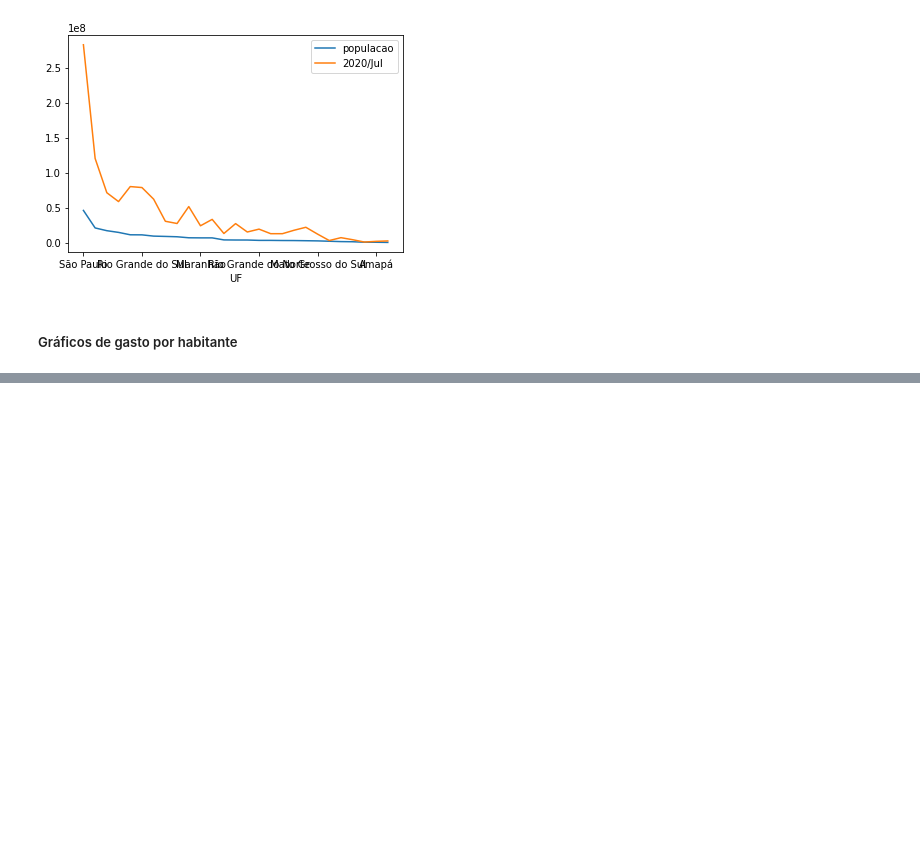
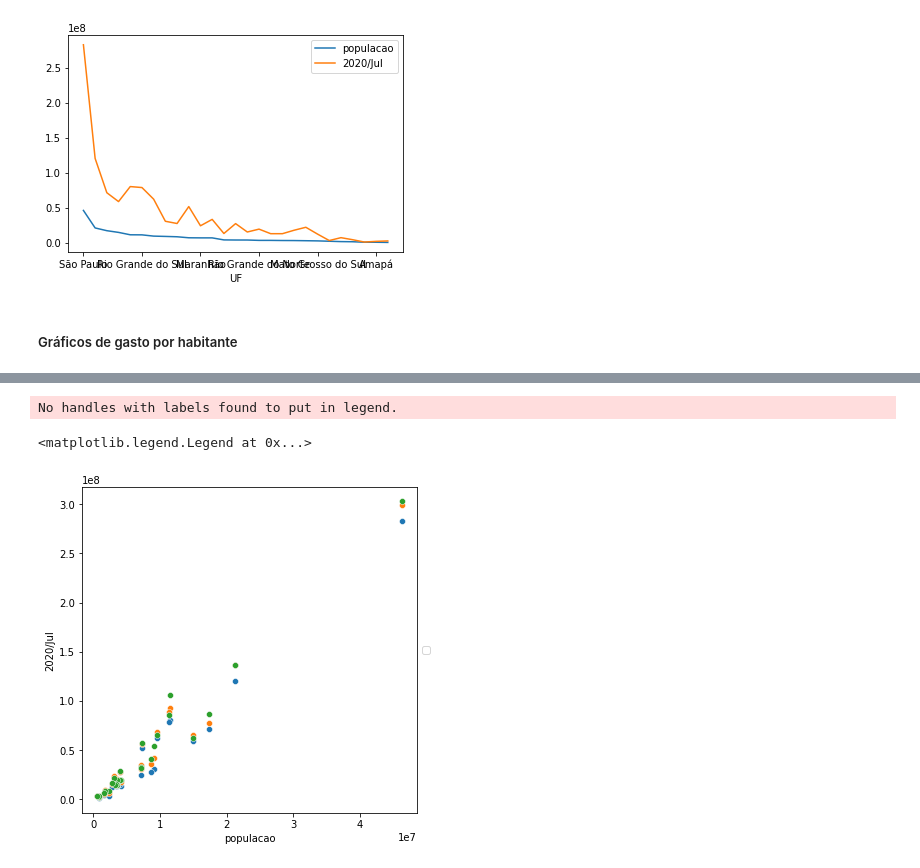
Before and after one commit to Kensawa94/Portifolio-Alura, a Jupyter notebook: Diário/Módulo 2/Atividade - 2/Atividade - 2.ipynb, the cells around one changed output, grey strips where cells are left out. Drawn from its saved outputs; the diff is of its cells as text; code cells hidden in the pictures; blank space fills up the shorter version.

```diff
--- a/Diário/Módulo 2/Atividade - 2/Atividade - 2.ipynb
+++ b/Diário/Módulo 2/Atividade - 2/Atividade - 2.ipynb
@@ -440,0 +482,11 @@ sns.scatterplot(data = UF_p_Pop_Final, x='populacao', y = 'Gasto_hab')
+# %%
+def gastos_e_gasto_por_Hab(dados_in,mes:str):
+  dados = dados_in.copy()
+  dados[f'Gasto_hab_{mes}'] = dados[mes]/dados['populacao']
+  return(dados)
+# %%
+teste =  gastos_e_gasto_por_Hab(UF_p_Pop_Rec,'2020/Jul')
+# %%
+teste = gastos_e_gasto_por_Hab(teste,'2020/Jun')
+# %%
+teste = gastos_e_gasto_por_Hab(teste,'2020/Mai')
@@ -440,0 +514,9 @@ sns.scatterplot(data = UF_p_Pop_Final, x='populacao', y = 'Gasto_hab')
+# %%
+plt.figure(figsize=(6,6))
+sns.scatterplot(data = teste, x='populacao', y = '2020/Jul')
+sns.scatterplot(data = teste, x='populacao', y = '2020/Jun')
+sns.scatterplot(data = teste, x='populacao', y = '2020/Mai')
+# %% [output]
+No handles with labels found to put in legend.
+<matplotlib.legend.Legend at 0x...>
+[figure, added]
```
Also changed, not shown: parts of 13 cells of this notebook.
